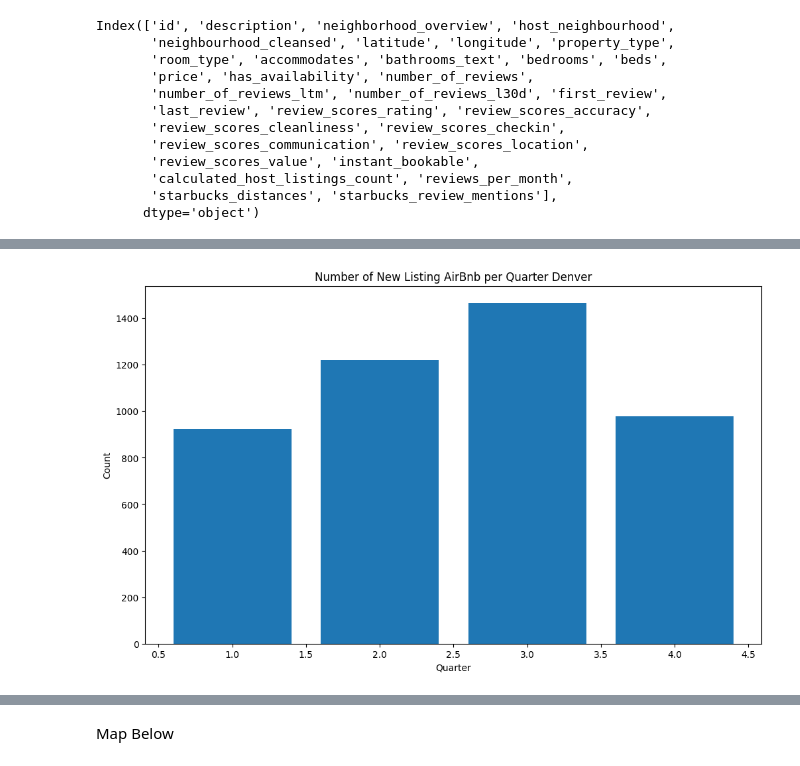
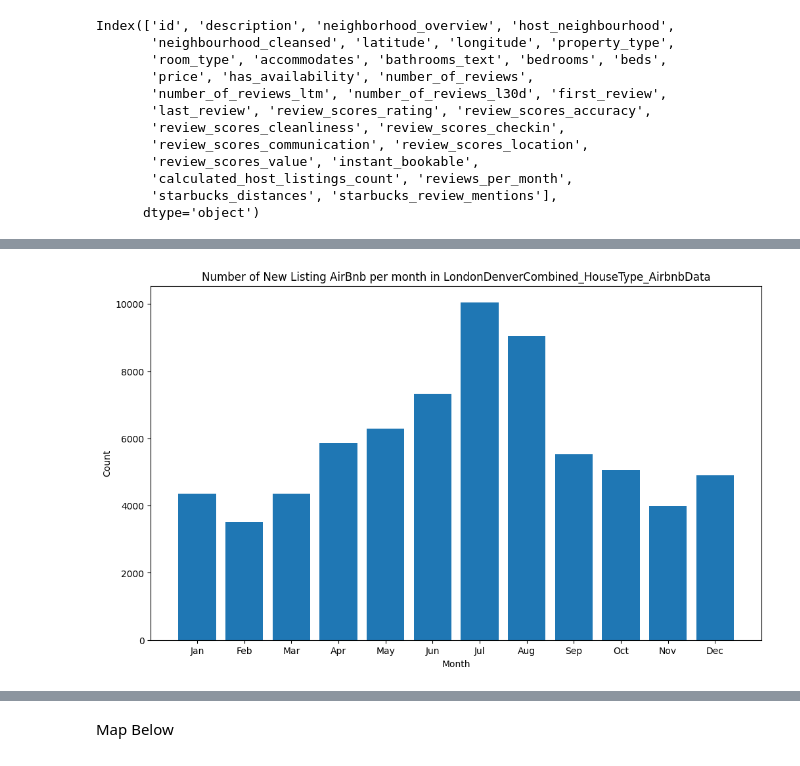
Before and after one commit to mdipinto1/m.c-squared, a Jupyter notebook: map_notebook_cz.ipynb, the cells around one changed output, grey strips where cells are left out. Cells and saved outputs as stored; diff of their text form; code cells hidden in the pictures.

```diff
--- a/map_notebook_cz.ipynb
+++ b/map_notebook_cz.ipynb
@@ -380,15 +401,3 @@ TimeFRColumn=['id', 'first_review'
 ]
 DenverTimeFRModel=airbnb_df[TimeFRColumn]
 LondonTimeFRModel=bnbCleanLon[TimeFRColumn]
-# %%
-# Remove rows where 'first_review' is equal to -1
-Denverfiltered_df = DenverTimeFRModel[DenverTimeFRModel['first_review'] != -1]
-
-# Reset the index if needed
-Denverfiltered_df = filtered_df.reset_index(drop=True)
-
-# Extract month, week, and quarter from 'first_review'
-Denverfiltered_df['first_review'] = pd.to_datetime(Denverfiltered_df['first_review'])
-Denverfiltered_df['month'] = Denverfiltered_df['first_review'].dt.month
-
-Denverfiltered_df['quarter'] = Denverfiltered_df['first_review'].dt.quarter
@@ -411,16 +403,0 @@ plt.show()
-# %%
-#First Review by Quarter to project assumption of how many new Airbnb by Quater
-quarter_counts = Denverfiltered_df['first_review'].dt.quarter.value_counts().sort_index()
-
-# Create a bar plot
-plt.bar(quarter_counts.index, quarter_counts.values)
-
-# Set plot labels and title
-plt.xlabel('Quarter')
-plt.ylabel('Count')
-plt.title('Number of New Listing AirBnb per Quarter Denver')
-
-# Show the
-plt.show()
-# %% [output]
-[figure, removed]
@@ -426,0 +457,11 @@ plt.show()
+# %%
+M='month'
+Q='quarter'
+Y='year'
+# %%
+#Combined info london and denver
+Den_Lon_combinedNewBnb_df = pd.concat([DenverTimeFRModel, LondonTimeFRModel],ignore_index=True)
+# %%
+TimeSliceForNewAirbnb(Den_Lon_combinedNewBnb_df,M)
+# %% [output]
+[figure, added]
```
Also changed, not shown: parts of 25 cells of this notebook, 5 other files.
